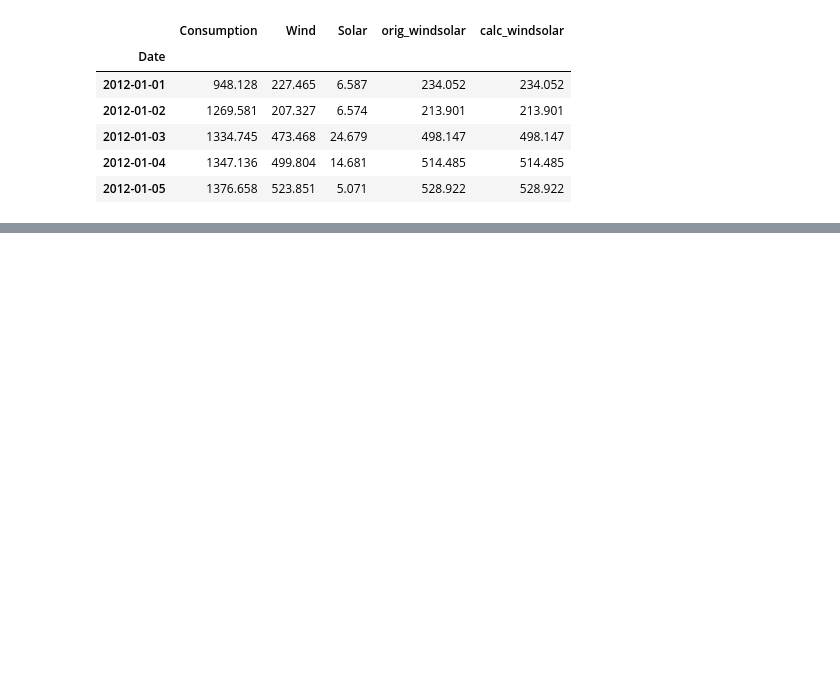
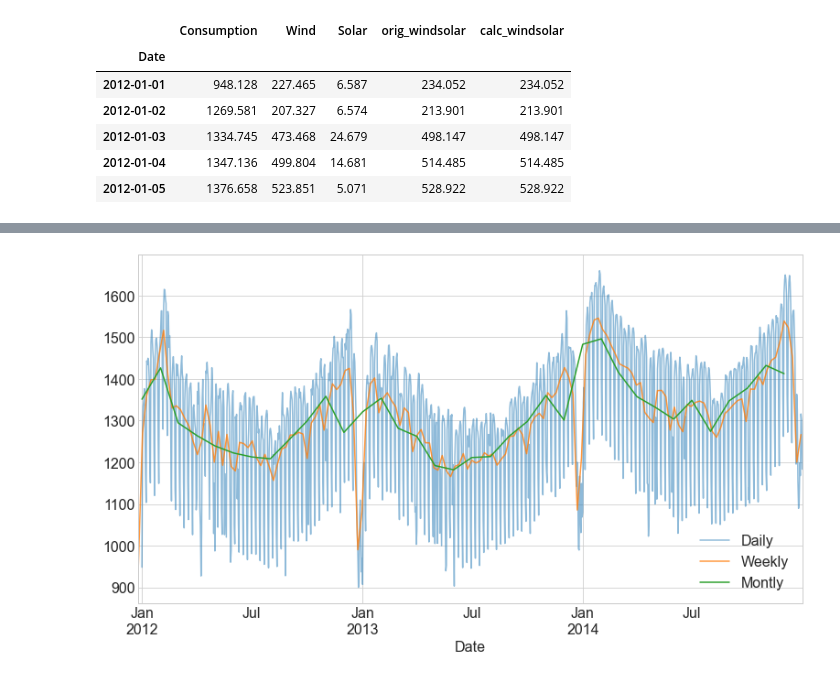
Before and after one commit to RyvynYoung/time-series-exercises, a Jupyter notebook: model.ipynb, the cells around one changed output, grey strips where cells are left out. Drawn from its saved outputs; the diff is of its cells as text; code cells hidden in the pictures; blank space fills up the shorter version.

```diff
--- a/model.ipynb
+++ b/model.ipynb
@@ -175,3 +186,7 @@ ValueError: The truth value of a Series is ambiguous. Use a.empty, a.bool(), a.i
 # %%
 # assign target variable/s
 y = train.Consumption
+# %%
+explore.resample_plot(y)
+# %% [output]
+[figure, added]
```
Also changed, not shown: parts of 17 cells of this notebook, 1 other file.
